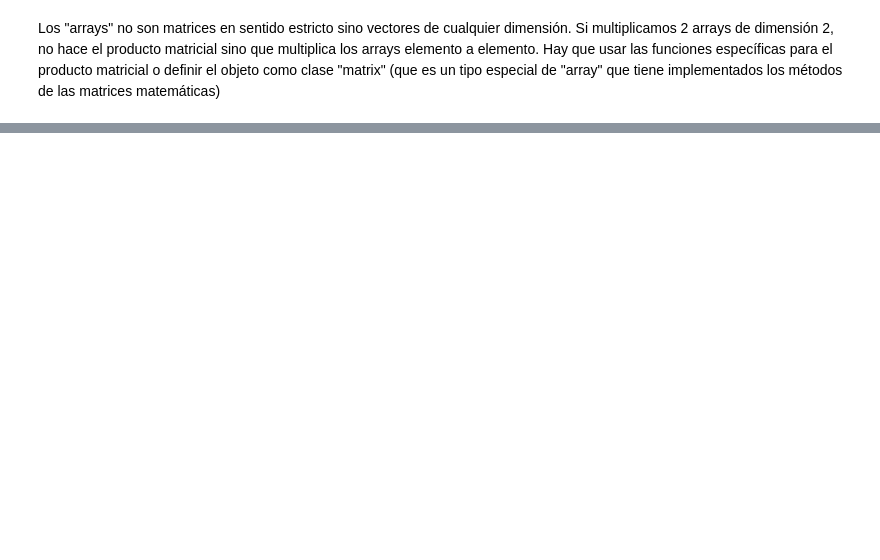
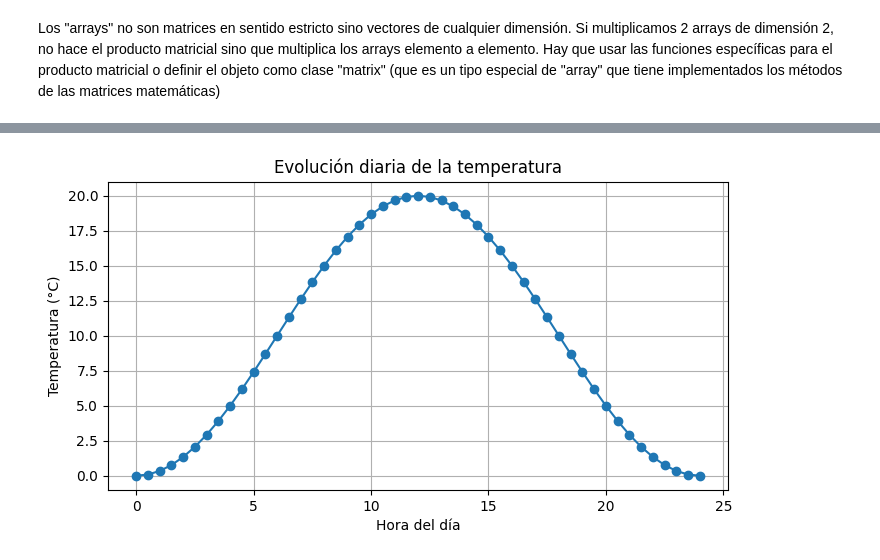
Before and after one commit to galeanojav/MeteoGeoPy, a Jupyter notebook: notebooks/dia2_funciones.ipynb, the cells around one changed output, grey strips where cells are left out. Drawn from its saved outputs; the diff is of its cells as text; code cells hidden in the pictures; blank space fills up the shorter version.

```diff
--- a/notebooks/dia2_funciones.ipynb
+++ b/notebooks/dia2_funciones.ipynb
@@ -541,0 +282,19 @@ print(y)
+# %%
+import numpy as np
+import matplotlib.pyplot as plt
+
+# 24 horas del día en pasos de 30 min
+horas = np.linspace(0, 24, 49)  # 49 valores de 0 a 24
+
+# Modelo sintético de temperatura (mínimo de noche, máximo a mediodía)
+T = 10 + 10 * np.sin((horas-6) * np.pi / 12)
+
+plt.figure(figsize=(8,4))
+plt.plot(horas, T, marker="o")
+plt.xlabel("Hora del día")
+plt.ylabel("Temperatura (°C)")
+plt.title("Evolución diaria de la temperatura")
+plt.grid()
+plt.show()
+# %% [output]
+[figure, added]
```
Also changed, not shown: parts of 100 cells of this notebook, 2 other files.
